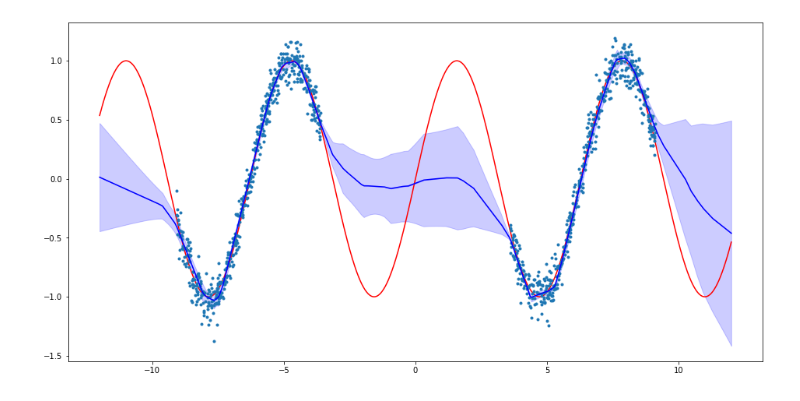
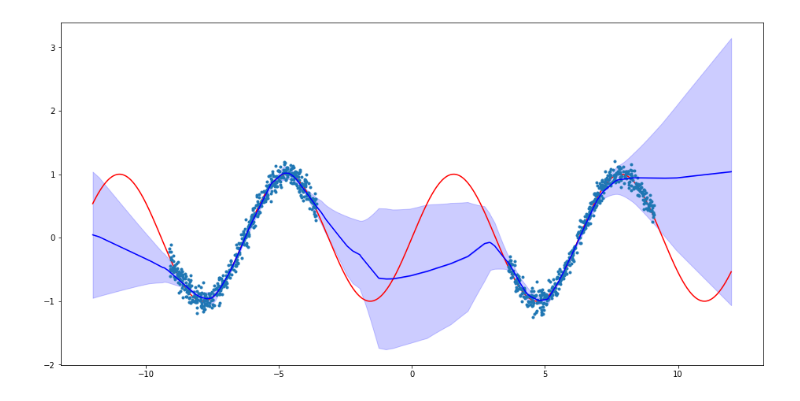
Before and after one commit to facebookresearch/mbrl-lib, a Jupyter notebook: notebooks/fit_ensemble_1d.ipynb, the cells around one changed output. Drawn from its saved outputs; the diff is of its cells as text; code cells hidden in the pictures.

Commit message:
added validation/train split for training dynamics ensemble

```diff
--- a/notebooks/fit_ensemble_1d.ipynb
+++ b/notebooks/fit_ensemble_1d.ipynb
@@ -12,11 +18,14 @@ device = torch.device("cuda:0")
 x_data = np.linspace(-12, 12, 10000)
 y_data = np.sin(x_data)
 
+train_val_size = 1100
 train_size = 1000
-train_idx = np.random.choice(list(range(1200, 3500)) + list(range(6500, 8800)), size=train_size, replace=False)
-x_train = x_data[train_idx]
-y_train = y_data[train_idx] + 0.1 * np.random.randn(train_size)
+train_val_idx = np.random.choice(list(range(1200, 3500)) + list(range(6500, 8800)), size=train_val_size, replace=False)
+x_train = x_data[train_val_idx[:train_size]]
+y_train = y_data[train_val_idx[:train_size]] + 0.1 * np.random.randn(train_size)
+x_val = x_data[train_val_idx[train_size:]]
+y_val = y_data[train_val_idx[train_size:]] + 0.1 * np.random.randn(train_val_size - train_size)
 
-plt.plot(x_data, y_data, x_train, y_train, '.')
+plt.plot(x_data, y_data, x_train, y_train, '.', x_val, y_val, '.')
 plt.show()
 # %% [output]
@@ -26,7 +33,13 @@ dataset = replay_buffer.BootstrapReplayBuffer(train_size, 256, num_members, (1,)
 # %%
+num_members = 5
+dataset_train = replay_buffer.BootstrapReplayBuffer(train_size, 256, num_members, (1,), (0,))
 for i in range(train_size):
-    dataset.add(x_train[i], 0, y_train[i], 0, False)
+    dataset_train.add(x_train[i], 0, y_train[i], 0, False)
+# %%
+dataset_val = replay_buffer.IterableReplayBuffer(train_val_size - train_size, 256, (1,), (0,))
+for i in range(train_val_size - train_size):
+    dataset_val.add(x_val[i], 0, y_val[i], 0, False)
 # %%
 num_members = 5
-ensemble = [mbpo.GaussianMLP(1, 1, 2, 10).to(device) for _ in range(num_members)]
+ensemble = [mbpo.GaussianMLP(1, 2, 2, 10).to(device) for _ in range(num_members)]
 optimizers = [optim.Adam(ensemble[i].parameters(), lr=0.01) for i in range(num_members)]
@@ -39,27 +72,27 @@ plt.show()
 # %%
 x_tensor = torch.from_numpy(x_data).unsqueeze(1).float().to(device)
 
 y_mean = np.zeros_like(y_data)
 for i in range(num_members):
     net = ensemble[i]
     pred = net(x_tensor)
-    y_pred = pred[0].squeeze().detach().cpu().numpy()
+    y_pred = pred[0][:, 0].squeeze().detach().cpu().numpy()
     y_mean += y_pred
 y_mean /= num_members
 
 y_std = np.zeros_like(y_data)
 for i in range(num_members):
     net = ensemble[i]
     pred = net(x_tensor)
-    y_pred = pred[0].squeeze().detach().cpu().numpy()
+    y_pred = pred[0][:, 0].squeeze().detach().cpu().numpy()
     y_std += (y_pred - y_mean) ** 2
 y_std /= (num_members - 1)
 y_std = np.sqrt(y_std)
 
 plt.figure(figsize=(16, 8))
 plt.plot(x_data, y_data, 'r', x_train, y_train, '.', x_data, y_mean, 'b')
 plt.fill_between(x_data, y_mean, y_mean + y_std, color='b', alpha=0.2)
 plt.fill_between(x_data, y_mean - y_std, y_mean, color='b', alpha=0.2)
 plt.show()
 # %% [output]
-[figure, old version]
+[figure, new version]
```
Also changed, not shown: parts of 5 cells of this notebook, 1 other file.
